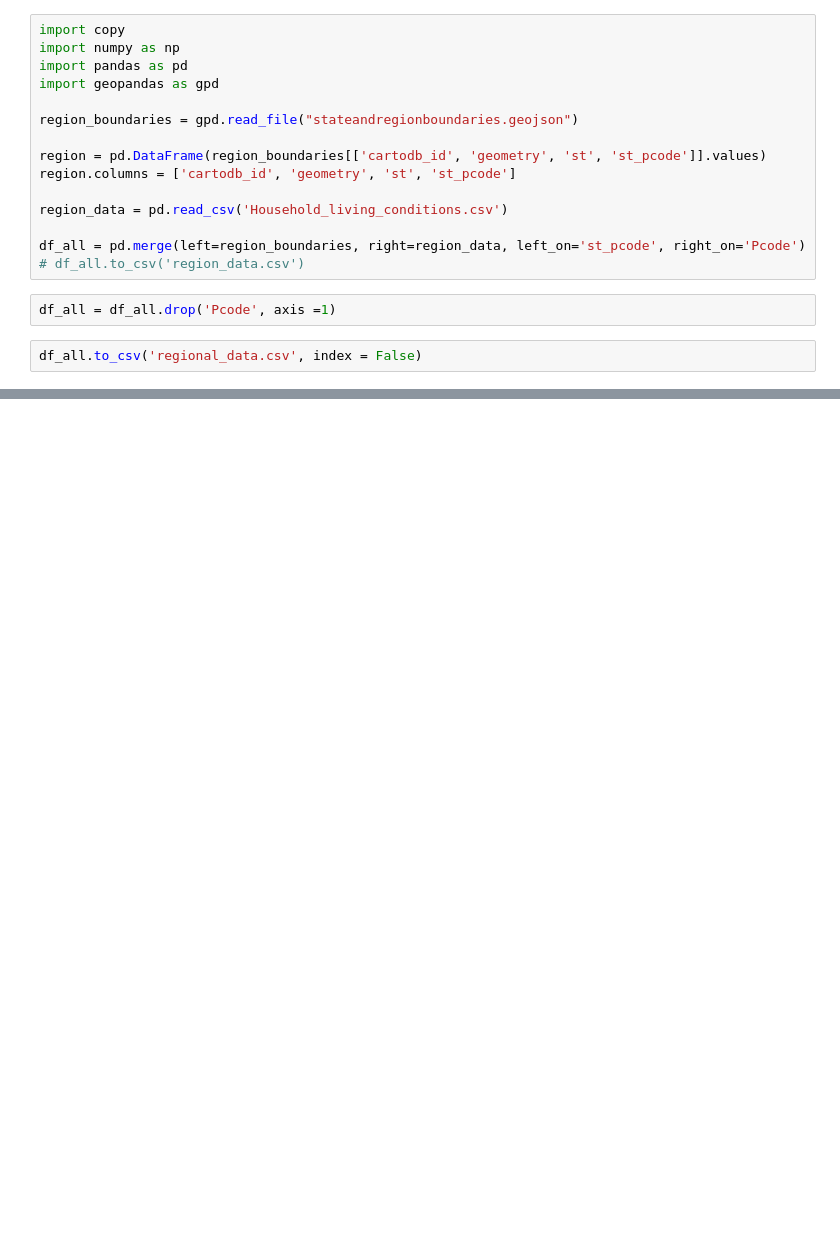
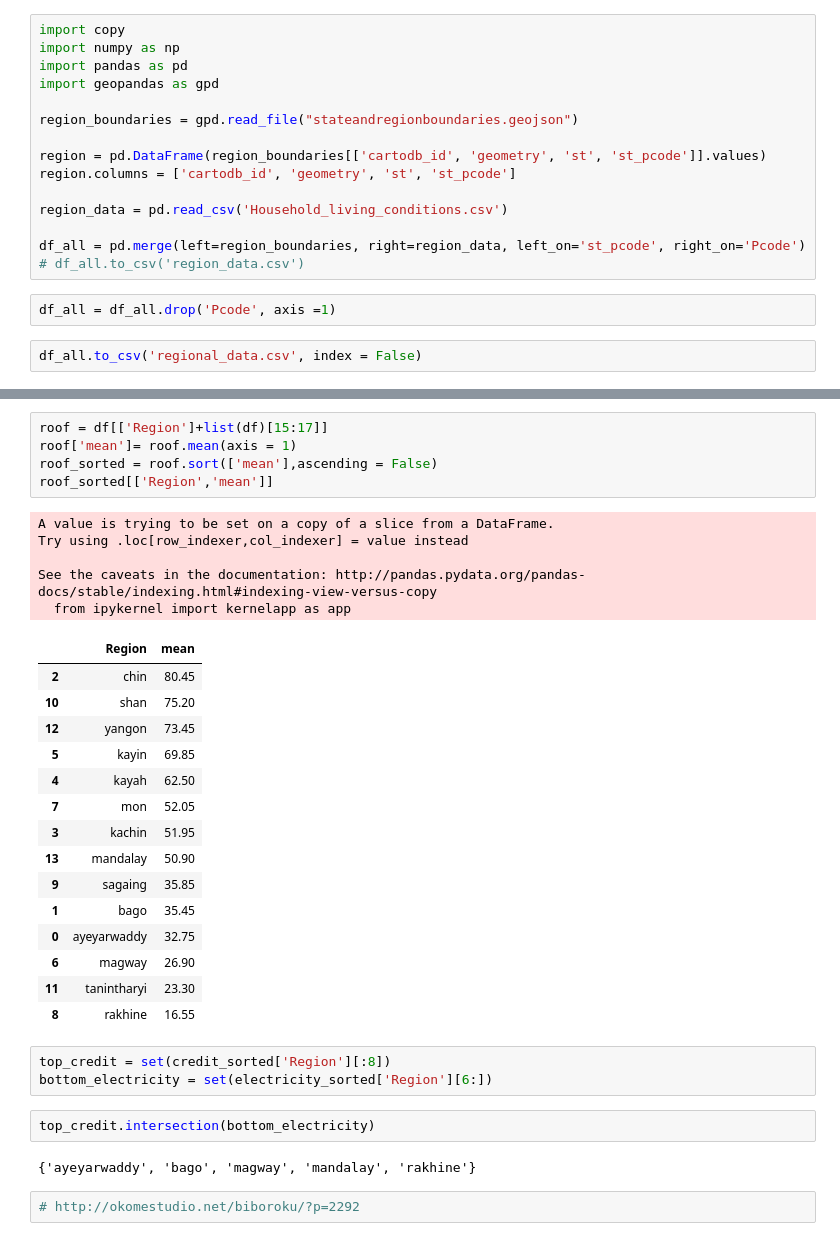
Before and after one commit to cartesianproduct/cartesianproduct.github.io, a Jupyter notebook: data/Household_living_conditions_Survey/regional_data.ipynb, the cells around one changed output, grey strips where cells are left out. Saved outputs shown, nothing was run; the diff lists cells and outputs as text; blank space fills up the shorter version.

```diff
--- a/data/Household_living_conditions_Survey/regional_data.ipynb
+++ b/data/Household_living_conditions_Survey/regional_data.ipynb
@@ -72,0 +389,35 @@ df_all.head()
+# %%
+roof = df[['Region']+list(df)[15:17]]
+roof['mean']= roof.mean(axis = 1)
+roof_sorted = roof.sort(['mean'],ascending = False)
+roof_sorted[['Region','mean']]
+# %% [output]
+A value is trying to be set on a copy of a slice from a DataFrame.
+Try using .loc[row_indexer,col_indexer] = value instead
+
+See the caveats in the documentation: http://pandas.pydata.org/pandas-docs/stable/indexing.html#indexing-view-versus-copy
+  from ipykernel import kernelapp as app
+|  | Region | mean |
+| 2 | chin | 80.45 |
+| 10 | shan | 75.20 |
+| 12 | yangon | 73.45 |
+| 5 | kayin | 69.85 |
+| 4 | kayah | 62.50 |
+| 7 | mon | 52.05 |
+| 3 | kachin | 51.95 |
+| 13 | mandalay | 50.90 |
+| 9 | sagaing | 35.85 |
+| 1 | bago | 35.45 |
+| 0 | ayeyarwaddy | 32.75 |
+| 6 | magway | 26.90 |
+| 11 | tanintharyi | 23.30 |
+| 8 | rakhine | 16.55 |
+# %%
+top_credit = set(credit_sorted['Region'][:8])
+bottom_electricity = set(electricity_sorted['Region'][6:])
+# %%
+top_credit.intersection(bottom_electricity)
+# %% [output]
+{'ayeyarwaddy', 'bago', 'magway', 'mandalay', 'rakhine'}
+# %%
+# http://okomestudio.net/biboroku/?p=2292
```
Also changed, not shown: parts of 28 cells of this notebook.
